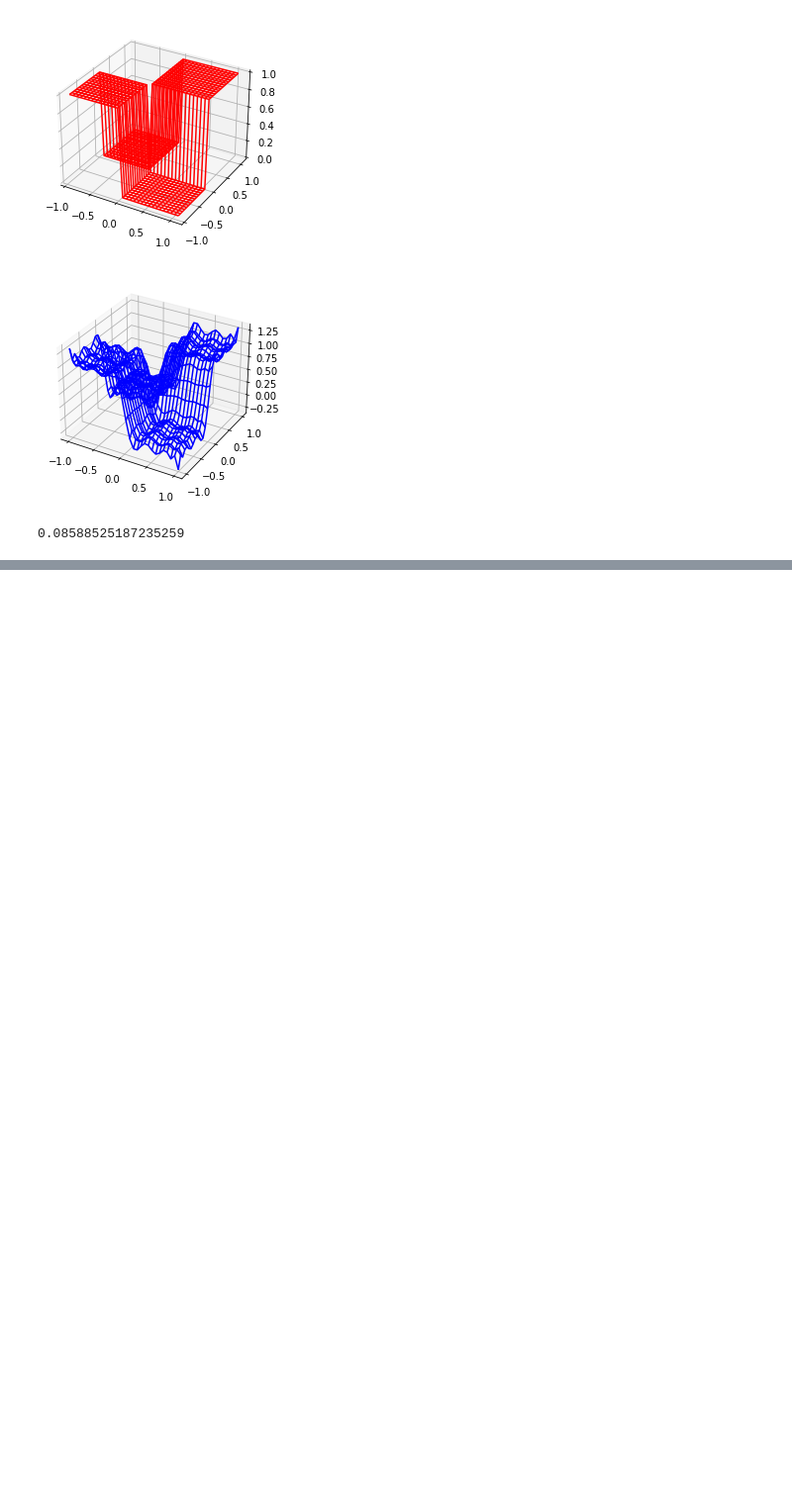
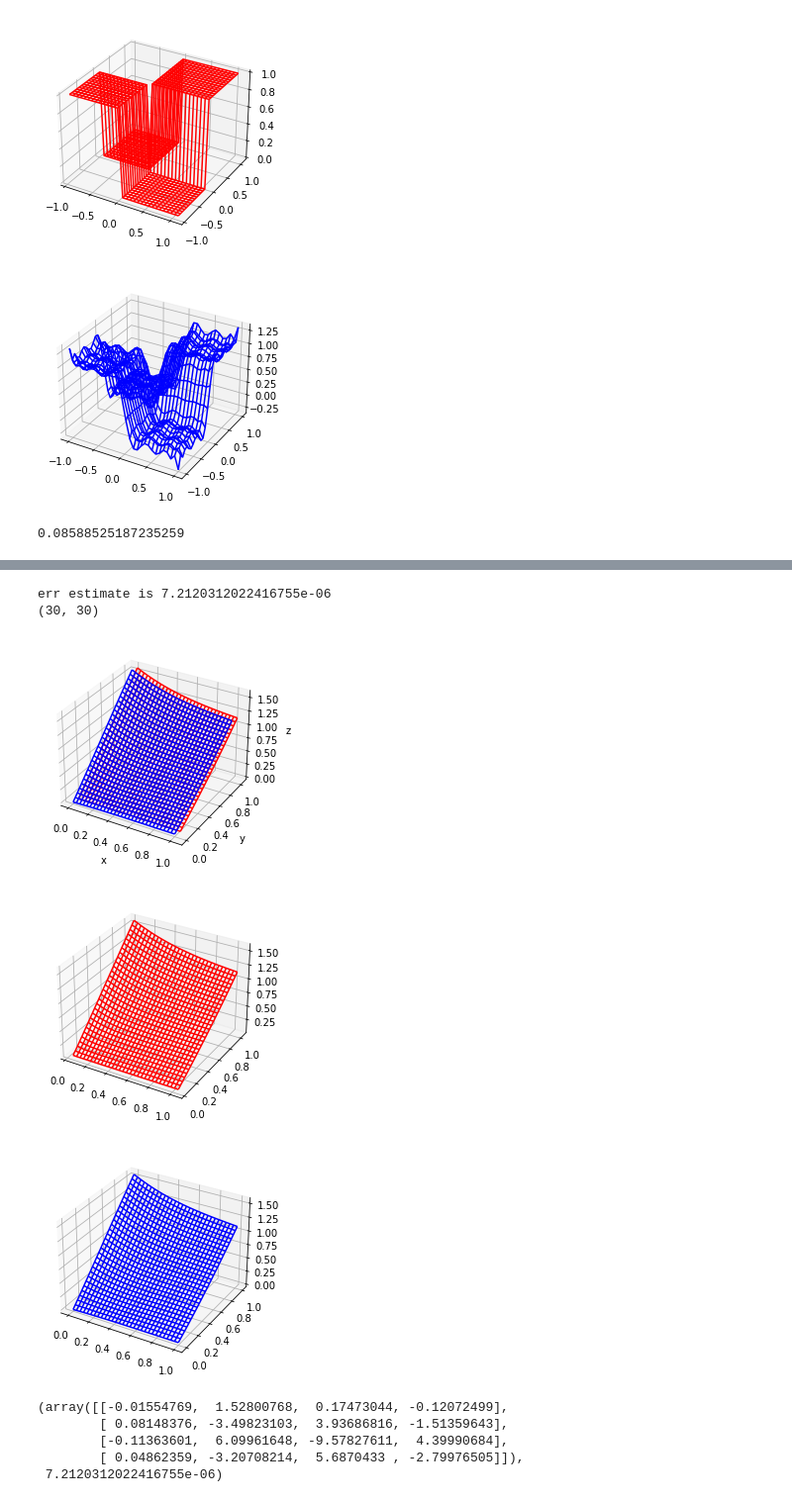
Before and after one commit to mds2/simple-polynomial-function-approximation, a Jupyter notebook: poly approx in higher dimensions.ipynb, the cells around one changed output, grey strips where cells are left out. Shown at 99% size. Saved outputs shown, nothing was run; the diff lists cells and outputs as text; code cells hidden in the pictures; blank space fills up the shorter version.

```diff
--- a/poly approx in higher dimensions.ipynb
+++ b/poly approx in higher dimensions.ipynb
@@ -350,0 +365,13 @@ integrate(lambda x,y: (errfunc_step(x,y))**2, [[-1,1],[-1,1]])
+# %%
+solve_and_show(lambda x,y: (np.sqrt(x*x + y*y) * np.arctan2(y, x)), 4, 4)
+# %% [output]
+err estimate is 7.2120312022416755e-06
+(30, 30)
+[figure, added]
+[figure, added]
+[figure, added]
+(array([[-0.01554769,  1.52800768,  0.17473044, -0.12072499],
+        [ 0.08148376, -3.49823103,  3.93686816, -1.51359643],
+        [-0.11363601,  6.09961648, -9.57827611,  4.39990684],
+        [ 0.04862359, -3.20708214,  5.6870433 , -2.79976505]]),
+ 7.2120312022416755e-06)
```
Also changed, not shown: parts of 3 cells of this notebook, 1 other file.
